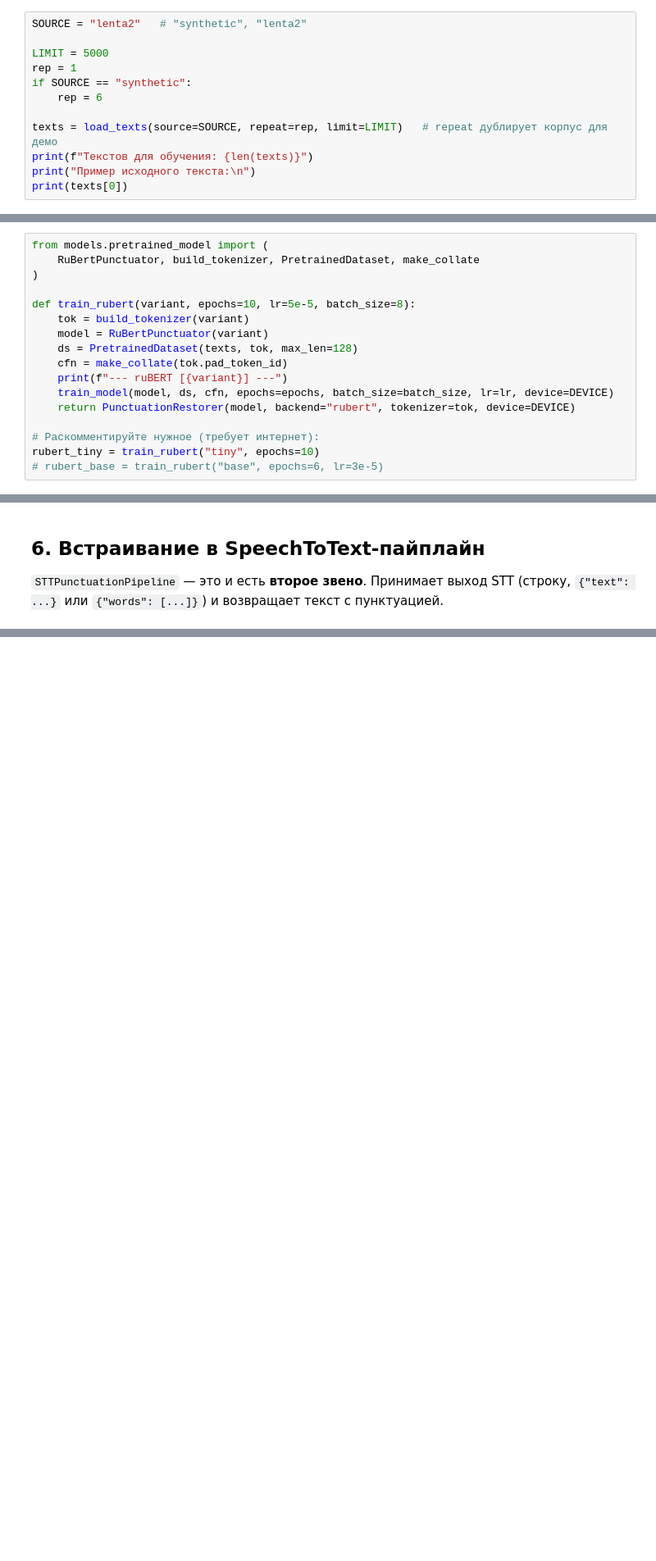
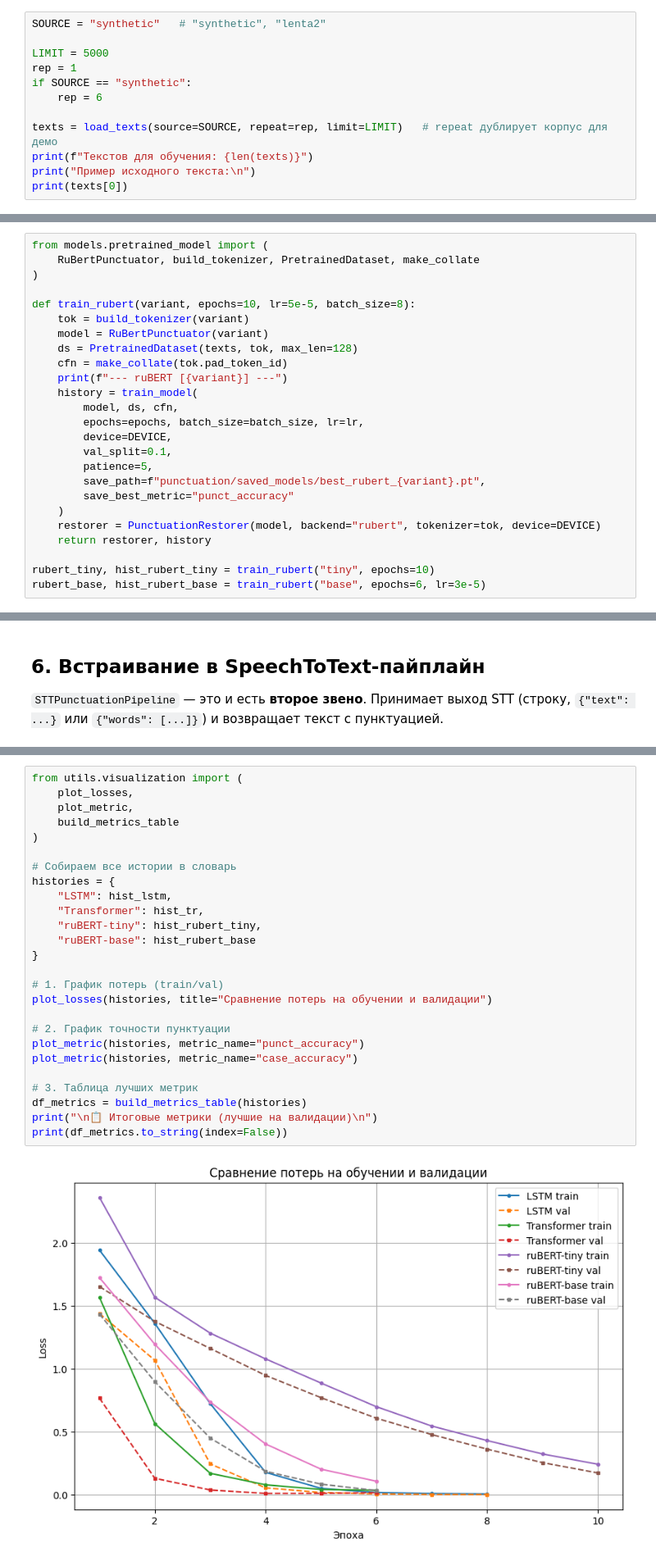
Before and after one commit to RomanRudin/STT_russian_lang, a Jupyter notebook: src/punctuation_restoration.ipynb, the cells around one changed output, grey strips where cells are left out. Shown at 82% size. Cells and saved outputs as stored; diff of their text form; blank space fills up the shorter version.

Commit message:
added a comparison table of results and training visualization for models

```diff
--- a/src/punctuation_restoration.ipynb
+++ b/src/punctuation_restoration.ipynb
@@ -57,7 +57,7 @@ device: cpu
 
 Для лучшего обучения будем использовать датасет Dmitriy007/Lenta2. Поставьте `SOURCE = "lenta2"`.
 # %%
-SOURCE = "lenta2"   # "synthetic", "lenta2"
+SOURCE = "synthetic"   # "synthetic", "lenta2"
 
 LIMIT = 5000
 rep = 1
@@ -169,12 +161,20 @@ def train_rubert(variant, epochs=10, lr=5e-5, batch_size=8):
     ds = PretrainedDataset(texts, tok, max_len=128)
     cfn = make_collate(tok.pad_token_id)
     print(f"--- ruBERT [{variant}] ---")
-    train_model(model, ds, cfn, epochs=epochs, batch_size=batch_size, lr=lr, device=DEVICE)
-    return PunctuationRestorer(model, backend="rubert", tokenizer=tok, device=DEVICE)
+    history = train_model(
+        model, ds, cfn,
+        epochs=epochs, batch_size=batch_size, lr=lr,
+        device=DEVICE,
+        val_split=0.1,
+        patience=5,
+        save_path=f"punctuation/saved_models/best_rubert_{variant}.pt",
+        save_best_metric="punct_accuracy"
+    )
+    restorer = PunctuationRestorer(model, backend="rubert", tokenizer=tok, device=DEVICE)
+    return restorer, history
 
-# Раскомментируйте нужное (требует интернет):
-rubert_tiny = train_rubert("tiny", epochs=10)
-# rubert_base = train_rubert("base", epochs=6, lr=3e-5)
+rubert_tiny, hist_rubert_tiny = train_rubert("tiny", epochs=10)
+rubert_base, hist_rubert_base = train_rubert("base", epochs=6, lr=3e-5)
 # %% [output]
 [transformers] BertModel LOAD REPORT from: cointegrated/rubert-tiny2
 Key                                        | Status     |  |
@@ -255,0 +295,28 @@ print(pipeline({"words": "какой прекрасный закат небо с
+# %%
+from utils.visualization import (
+    plot_losses,
+    plot_metric,
+    build_metrics_table
+)
+
+# Собираем все истории в словарь
+histories = {
+    "LSTM": hist_lstm,
+    "Transformer": hist_tr,
+    "ruBERT-tiny": hist_rubert_tiny,
+    "ruBERT-base": hist_rubert_base
+}
+
+# 1. График потерь (train/val)
+plot_losses(histories, title="Сравнение потерь на обучении и валидации")
+
+# 2. График точности пунктуации
+plot_metric(histories, metric_name="punct_accuracy")
+plot_metric(histories, metric_name="case_accuracy")
+
+# 3. Таблица лучших метрик
+df_metrics = build_metrics_table(histories)
+print("\n📋 Итоговые метрики (лучшие на валидации)\n")
+print(df_metrics.to_string(index=False))
+# %% [output]
+[figure, added]
```
Also changed, not shown: parts of 9 cells of this notebook, 1 other file.
